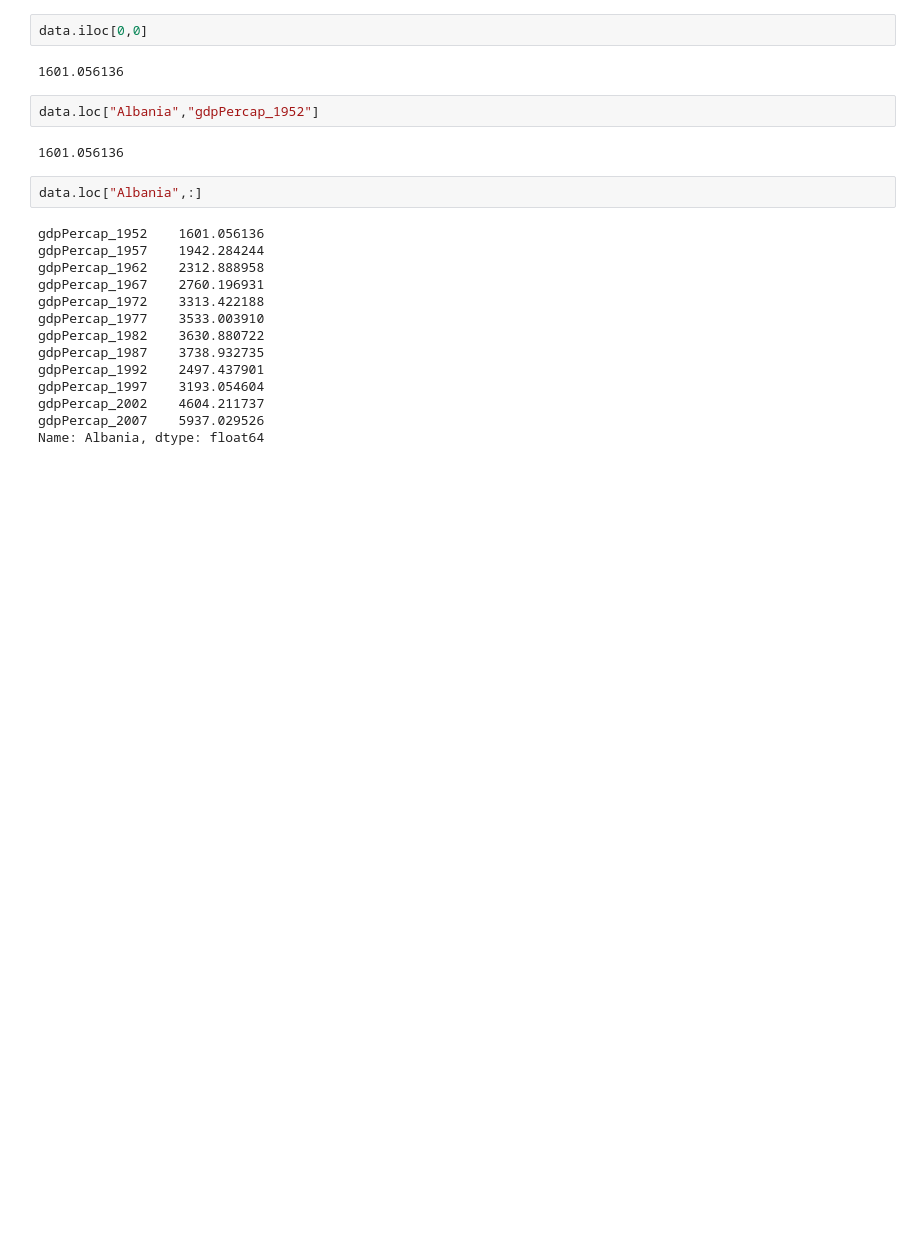
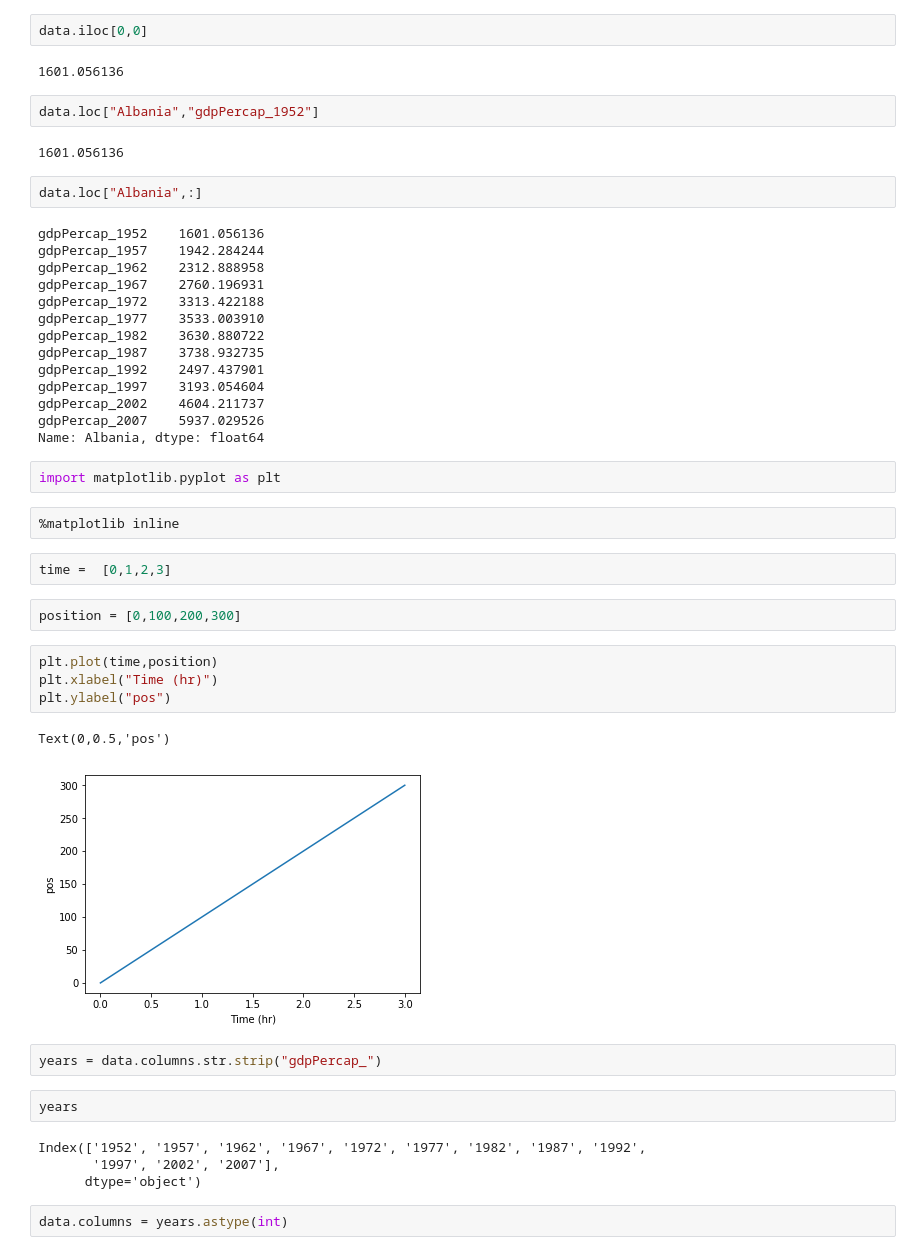
Before and after one commit to VolkerAndreas/SWC-Day2, a Jupyter notebook: code/Python-day2.ipynb, the cells around one changed output. Cells and saved outputs as stored; diff of their text form; blank space fills up the shorter version.

Commit message:
plotted some graphs

```diff
--- a/code/Python-day2.ipynb
+++ b/code/Python-day2.ipynb
@@ -58,3 +58,28 @@ gdpPercap_1997    3193.054604
 gdpPercap_2002    4604.211737
 gdpPercap_2007    5937.029526
 Name: Albania, dtype: float64
+# %%
+import matplotlib.pyplot as plt
+# %%
+%matplotlib inline
+# %%
+time =  [0,1,2,3]
+# %%
+position = [0,100,200,300]
+# %%
+plt.plot(time,position)
+plt.xlabel("Time (hr)")
+plt.ylabel("pos")
+# %% [output]
+Text(0,0.5,'pos')
+[figure, added]
+# %%
+years = data.columns.str.strip("gdpPercap_")
+# %%
+years
+# %% [output]
+Index(['1952', '1957', '1962', '1967', '1972', '1977', '1982', '1987', '1992',
+       '1997', '2002', '2007'],
+      dtype='object')
+# %%
+data.columns = years.astype(int)
```
Also changed, not shown: parts of 3 cells of this notebook.
